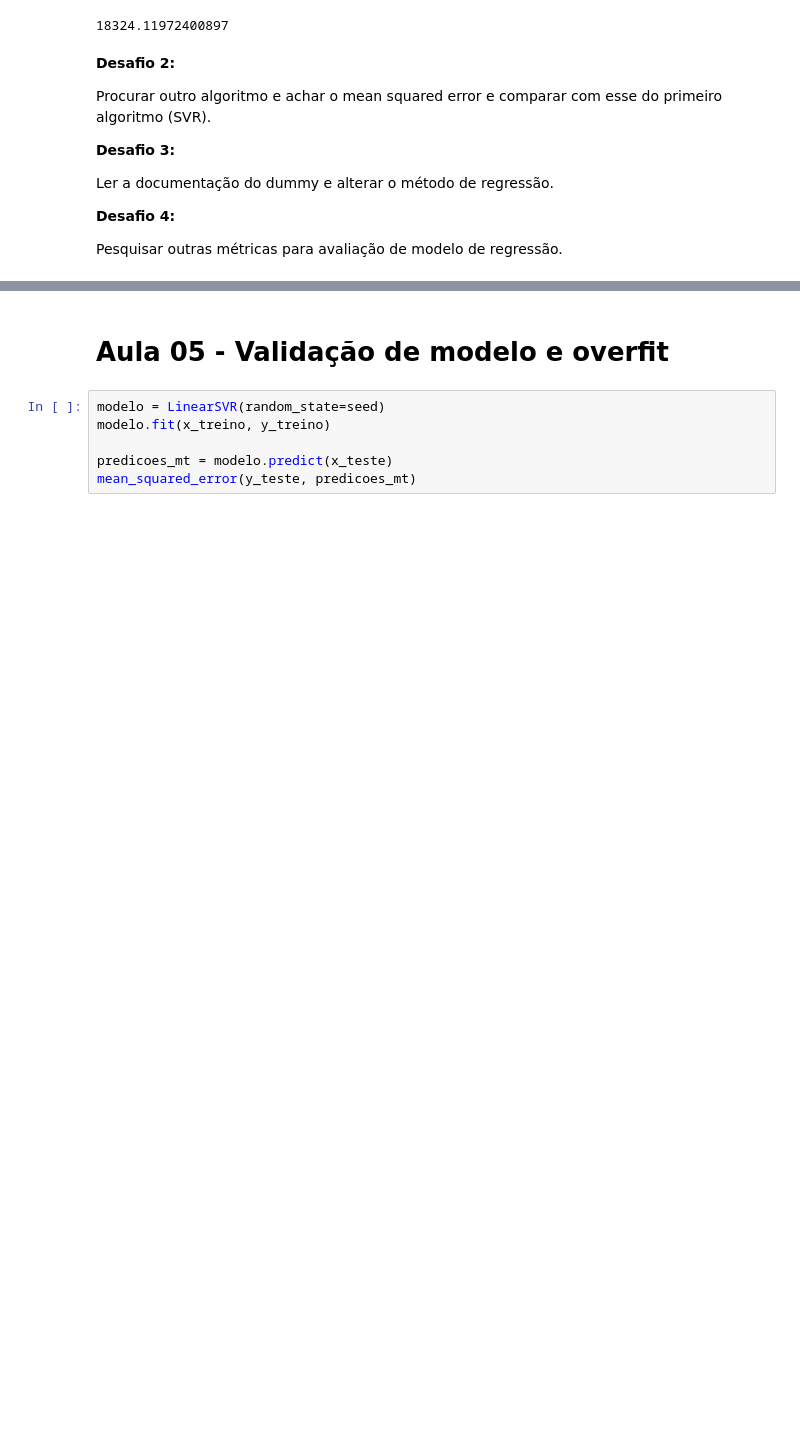
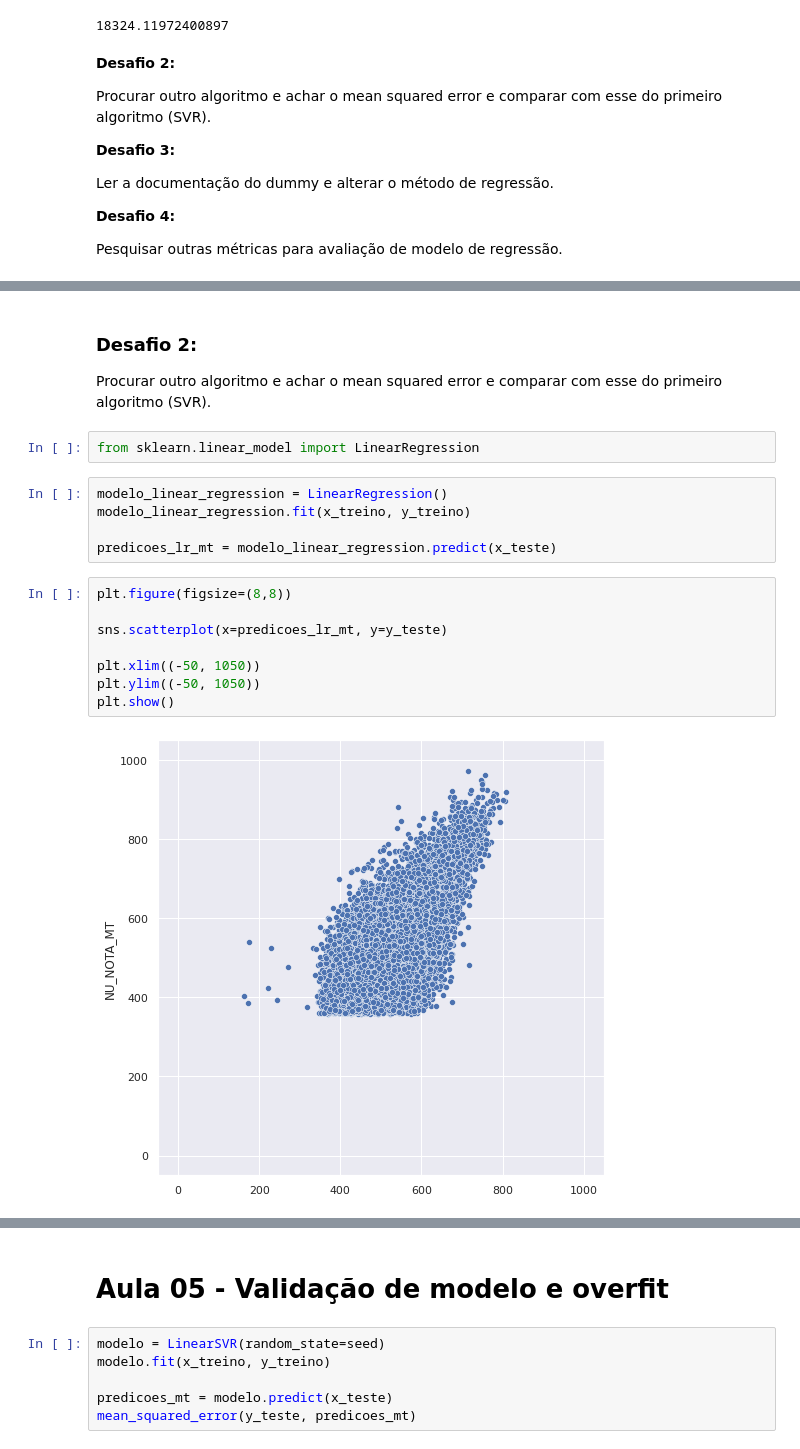
Before and after one commit to gabrielatrindade/quarentenadados-alura, a Jupyter notebook: imersao-dados-2/enem_analysis.ipynb, the cells around one changed output, grey strips where cells are left out. Drawn from its saved outputs; the diff is of its cells as text; blank space fills up the shorter version.

Commit message:
imersao dados 2 > enem analysis
finalizado os desafios da aula 4.

```diff
--- a/imersao-dados-2/enem_analysis.ipynb
+++ b/imersao-dados-2/enem_analysis.ipynb
@@ -1373,0 +1382,21 @@ Pesquisar outras métricas para avaliação de modelo de regressão.
+# %% [markdown]
+### Desafio 2:
+
+Procurar outro algoritmo e achar o mean squared error e comparar com esse do primeiro algoritmo (SVR).
+# %%
+from sklearn.linear_model import LinearRegression
+# %%
+modelo_linear_regression = LinearRegression()
+modelo_linear_regression.fit(x_treino, y_treino)
+
+predicoes_lr_mt = modelo_linear_regression.predict(x_teste)
+# %%
+plt.figure(figsize=(8,8))
+
+sns.scatterplot(x=predicoes_lr_mt, y=y_teste)
+
+plt.xlim((-50, 1050))
+plt.ylim((-50, 1050))
+plt.show()
+# %% [output]
+[figure, added]
```
Also changed, not shown: parts of 11 cells of this notebook.
